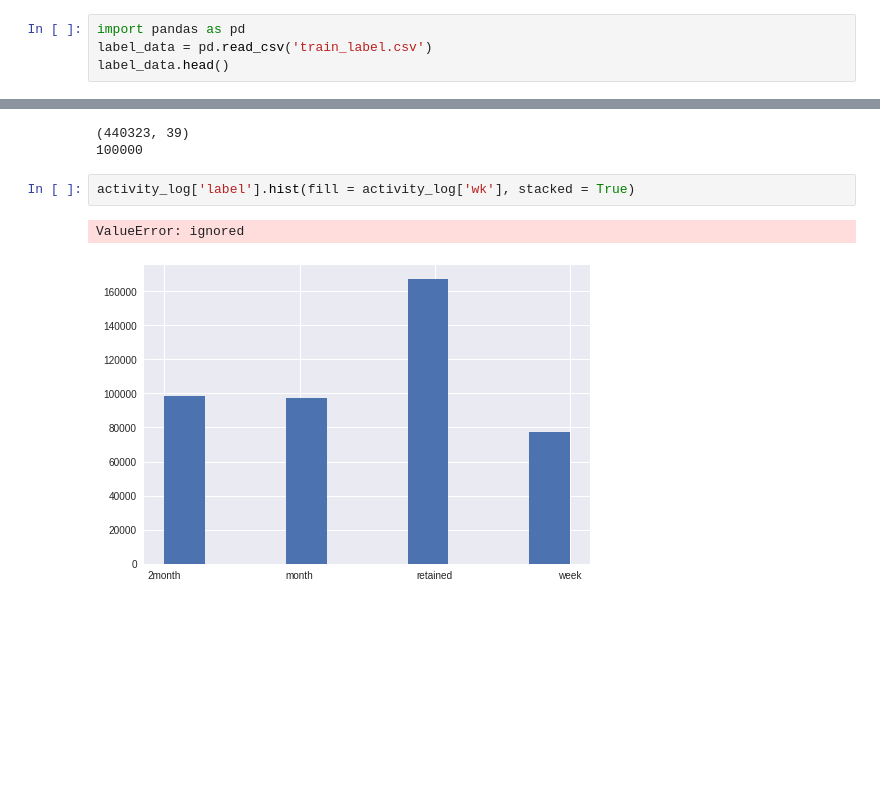
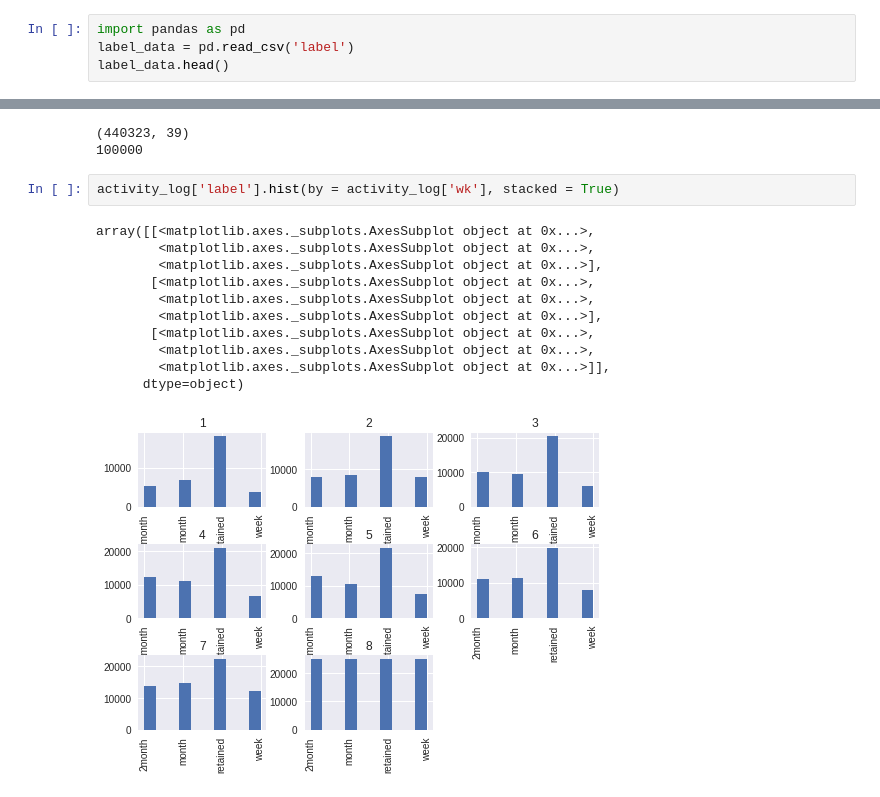
Before and after one commit to kookoowaa/Projects, a Jupyter notebook: Churn_with_Online_game/Test_cwp.ipynb, the cells around one changed output, grey strips where cells are left out. Saved outputs shown, nothing was run; the diff lists cells and outputs as text; blank space fills up the shorter version.

```diff
--- a/Churn_with_Online_game/Test_cwp.ipynb
+++ b/Churn_with_Online_game/Test_cwp.ipynb
@@ -20,6 +20,6 @@ downloaded.GetContentFile('train_label.csv')
 # %%
 import pandas as pd
-label_data = pd.read_csv('train_label.csv')
+label_data = pd.read_csv('label')
 label_data.head()
 # %% [output]
 |  | acc_id | label |
@@ -51,7 +51,16 @@ print(len(activity_log['acc_id'].unique()))
 (440323, 39)
 100000
 # %%
-activity_log['label'].hist(fill = activity_log['wk'], stacked = True)
+activity_log['label'].hist(by = activity_log['wk'], stacked = True)
 # %% [output]
-ValueError: ignored
+array([[<matplotlib.axes._subplots.AxesSubplot object at 0x...>,
+        <matplotlib.axes._subplots.AxesSubplot object at 0x...>,
+        <matplotlib.axes._subplots.AxesSubplot object at 0x...>],
+       [<matplotlib.axes._subplots.AxesSubplot object at 0x...>,
+        <matplotlib.axes._subplots.AxesSubplot object at 0x...>,
+        <matplotlib.axes._subplots.AxesSubplot object at 0x...>],
+       [<matplotlib.axes._subplots.AxesSubplot object at 0x...>,
+        <matplotlib.axes._subplots.AxesSubplot object at 0x...>,
+        <matplotlib.axes._subplots.AxesSubplot object at 0x...>]],
+      dtype=object)
-[figure, old version]
+[figure, new version]
```
Also changed, not shown: parts of 3 cells of this notebook.
